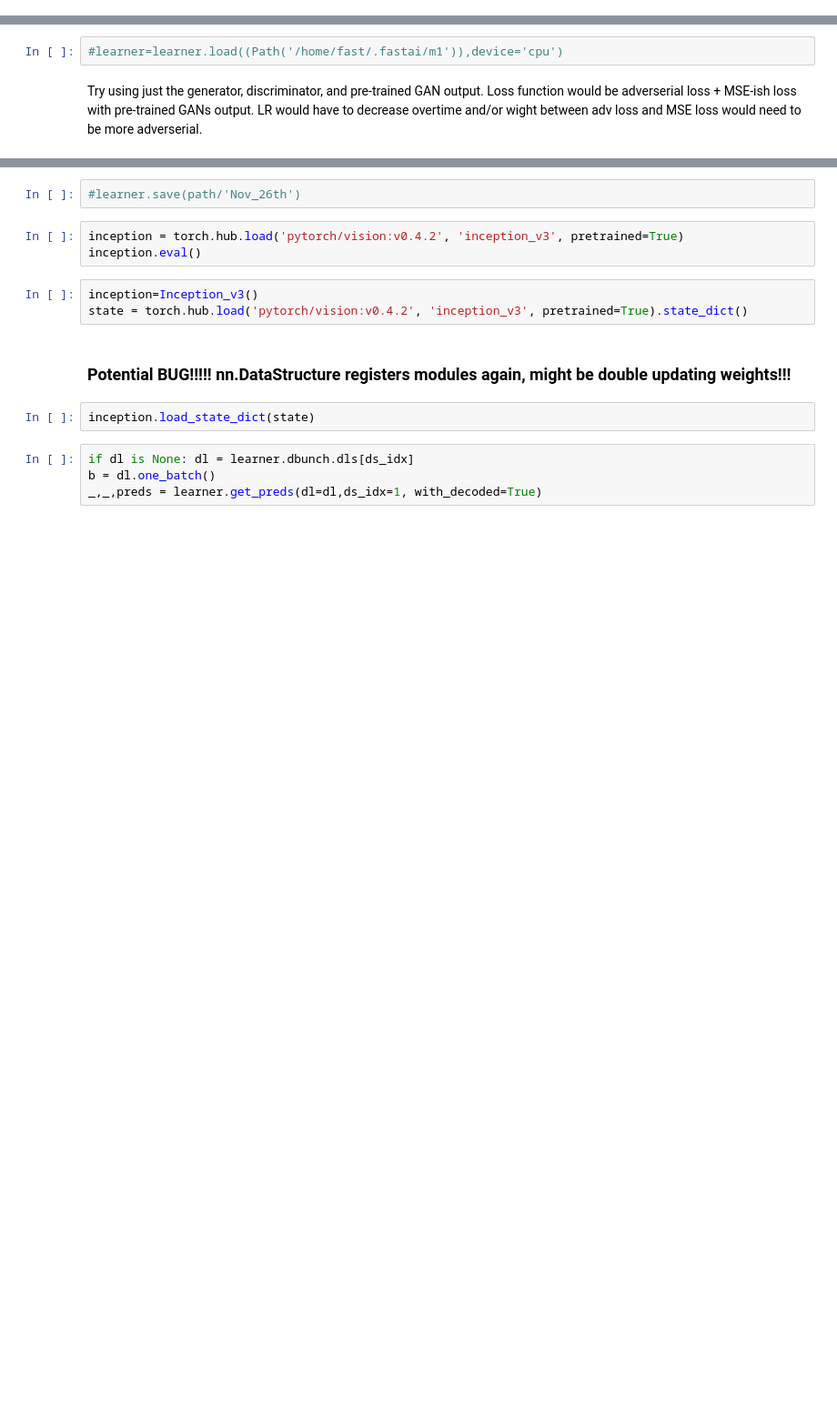
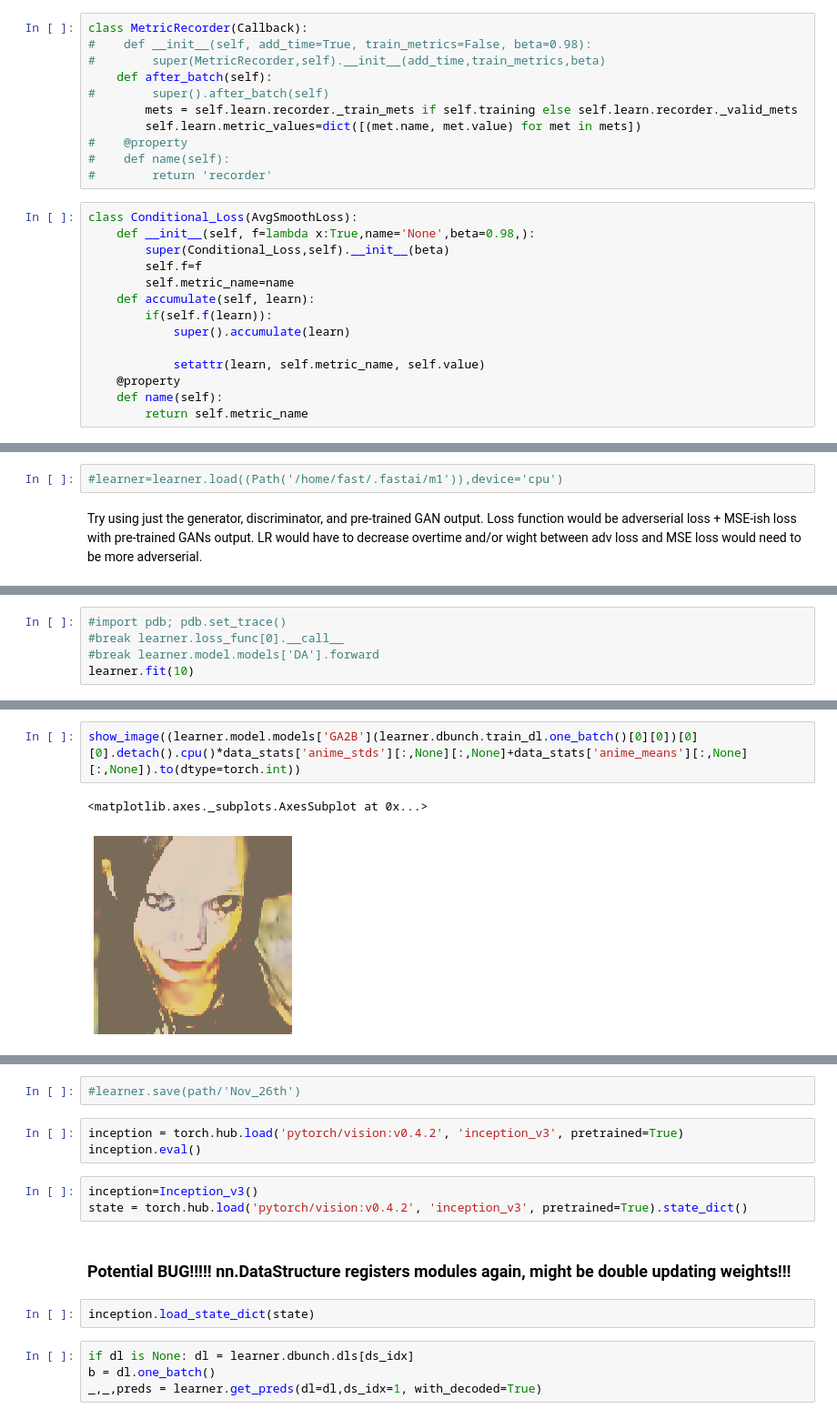
Before and after one commit to marii-moe/selfie2anime, a Jupyter notebook: anime/Dataloading.ipynb, the cells around one changed output, grey strips where cells are left out. Shown: that part at 91% size. Drawn from its saved outputs; the diff is of its cells as text; blank space fills up the shorter version.

```diff
--- a/anime/Dataloading.ipynb
+++ b/anime/Dataloading.ipynb
@@ -328,0 +426,25 @@ Using cache found in /home/fast/.cache/torch/hub/pytorch_vision_v0.4.2
+# %%
+class MetricRecorder(Callback):
+#    def __init__(self, add_time=True, train_metrics=False, beta=0.98):
+#        super(MetricRecorder,self).__init__(add_time,train_metrics,beta)
+    def after_batch(self):
+#        super().after_batch(self)
+        mets = self.learn.recorder._train_mets if self.training else self.learn.recorder._valid_mets
+        self.learn.metric_values=dict([(met.name, met.value) for met in mets])
+#    @property
+#    def name(self):
+#        return 'recorder'
+# %%
+class Conditional_Loss(AvgSmoothLoss):
+    def __init__(self, f=lambda x:True,name='None',beta=0.98,):
+        super(Conditional_Loss,self).__init__(beta)
+        self.f=f
+        self.metric_name=name
+    def accumulate(self, learn):
+        if(self.f(learn)):
+            super().accumulate(learn)
+
+            setattr(learn, self.metric_name, self.value)
+    @property
+    def name(self):
+        return self.metric_name
@@ -332,0 +599,5 @@ Try using just the generator, discriminator, and pre-trained GAN output. Loss fu
+# %%
+#import pdb; pdb.set_trace()
+#break learner.loss_func[0].__call__
+#break learner.model.models['DA'].forward
+learner.fit(10)
@@ -332,0 +657,5 @@ Try using just the generator, discriminator, and pre-trained GAN output. Loss fu
+# %%
+show_image((learner.model.models['GA2B'](learner.dbunch.train_dl.one_batch()[0][0])[0][0].detach().cpu()*data_stats['anime_stds'][:,None][:,None]+data_stats['anime_means'][:,None][:,None]).to(dtype=torch.int))
+# %% [output]
+<matplotlib.axes._subplots.AxesSubplot at 0x...>
+[figure, added]
```
Also changed, not shown: parts of 55 cells of this notebook, 5 other files.
